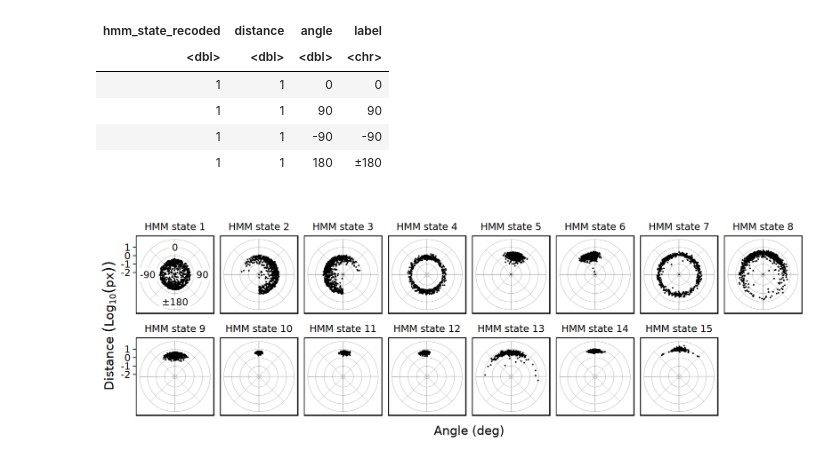
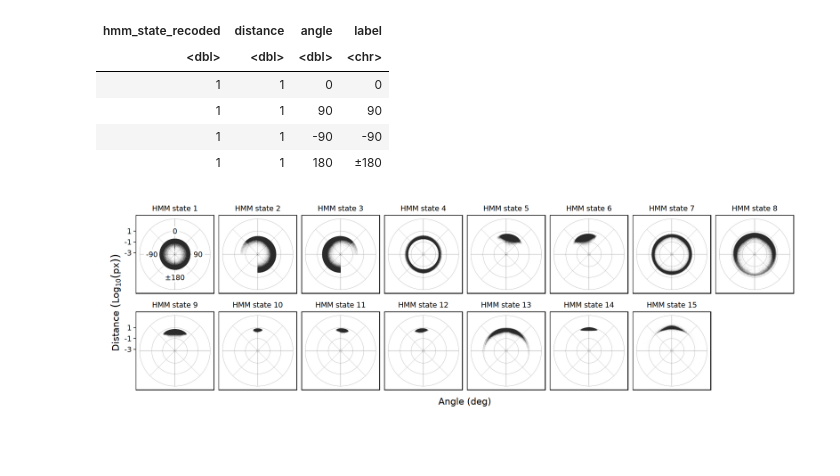
Before and after one commit to birneylab/medaka_behaviour_pilot, a Jupyter notebook: figures_and_tables/fig4/fig4.ipynb, the cells around one changed output. Drawn from its saved outputs; the diff is of its cells as text; code cells hidden in the pictures; blank space fills up the shorter version.

```diff
--- a/figures_and_tables/fig4/fig4.ipynb
+++ b/figures_and_tables/fig4/fig4.ipynb
@@ -27,7 +27,9 @@ df[, mean_dist := log10(mean(distance)), by = hmm_state]
 tmp <- df[, .(hmm_state, mean_dist)] |> distinct() |> as.data.table()
 tmp[, hmm_state_recoded := rank(mean_dist)]
 df <- merge(df, tmp, by = c("hmm_state", "mean_dist"))
-plt_df <- df[sample(1:.N, 10000)]
+df[, assay := ifelse(grepl("_no_", id), "Novel object", "Open field")]
+df_no <- df[assay == "Novel object"]
+df_of <- df[assay == "Open field"]
 # %%
 annot_df <- data.table(
     hmm_state_recoded = 1,
@@ -45,10 +47,11 @@ A data.table: 4 × 4
 | 1 | 1 | -90 | -90 |
 | 1 | 1 | 180 | ±180 |
 # %%
-p1 <- ggplot() +
+p <- ggplot() +
     geom_label(data = annot_df, aes(x = angle, y = distance, label = label), size = 5, label.size = NA) +
-    geom_point(data = plt_df, aes(x = angle/pi*180, y = log10(distance)), size = 0.1) +
+    geom_point(data = df_of, aes(x = angle/pi*180, y = log10(distance)), shape = ".", alpha = 0.01) +
     coord_polar(start = pi) +
+    scale_y_continuous(breaks = c(-3, -1, 1)) +
     scale_x_continuous(
         labels = c(),
         breaks = c(-90, 0, 90, 179.999) # cannot plot exactly 180
@@ -64,7 +67,7 @@ p1 <- ggplot() +
         panel.grid.major = element_line(color = "gray30")
     )
 # %%
-options(repr.plot.width = 15, repr.plot.height = 5.5)
-p1
+options(repr.plot.width = 20, repr.plot.height = 6)
+p
 # %% [output]
-[figure, old version]
+[figure, new version]
```
Also changed, not shown: parts of 8 cells of this notebook, 6 other files.
